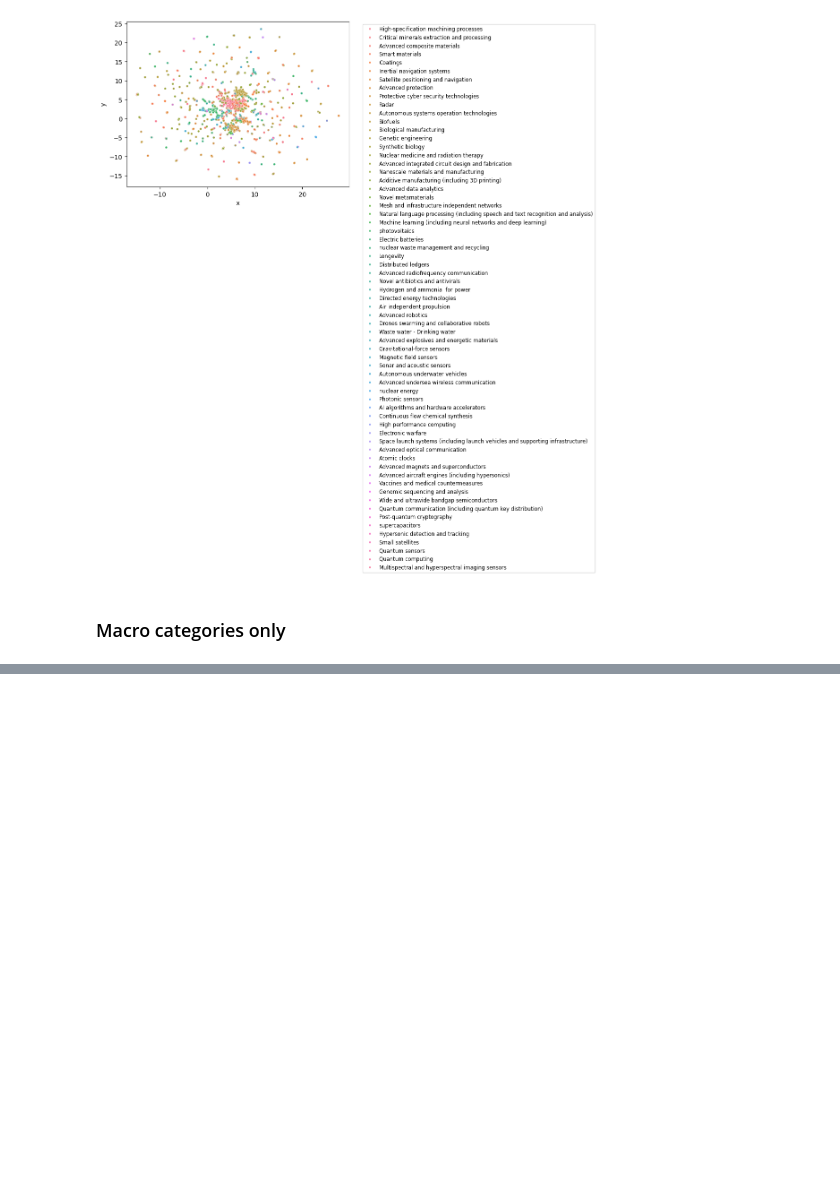
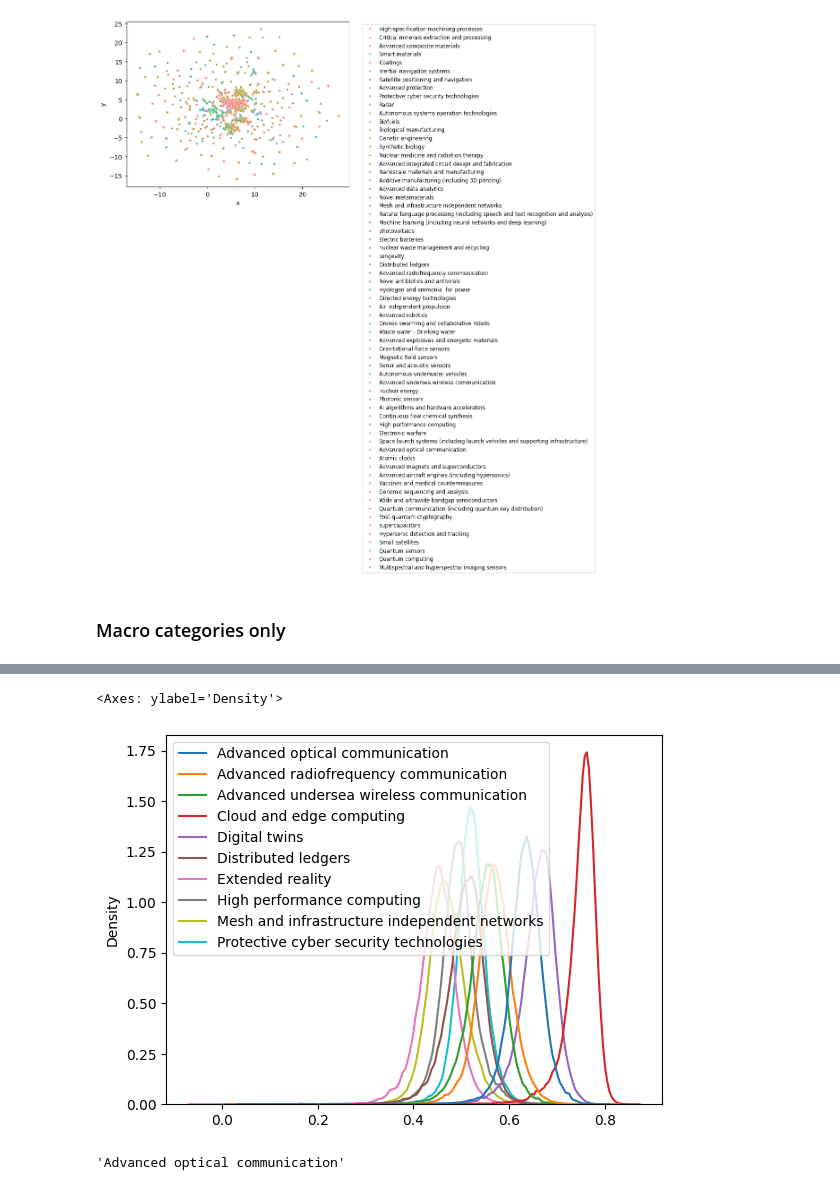
Before and after one commit to MattiaSalve/kof-notebooks, a Jupyter notebook: notebooks/023_embeddings.ipynb, the cells around one changed output, grey strips where cells are left out. Saved outputs shown, nothing was run; the diff lists cells and outputs as text; code cells hidden in the pictures; blank space fills up the shorter version.

```diff
--- a/notebooks/023_embeddings.ipynb
+++ b/notebooks/023_embeddings.ipynb
@@ -285,0 +280,3 @@ shape: (9, 1)
+# %%
+aspi = pl.read_parquet(DATA_DIR + "processed/embeddings_aspi.parquet")
+websites = pl.scan_parquet(DATA_DIR + "processed/embeddings/*.parquet", missing_columns="insert")
@@ -285,0 +293,5 @@ shape: (9, 1)
+# %%
+sim = pl.read_parquet("/home/msalvetti/notebooks_2/notebooks/result.parquet")
+urls = websites.select("url").collect(engine="streaming")
+sim = sim.with_columns(pl.Series(name = "url", values=urls))
+sim
@@ -285,0 +313,7 @@ shape: (9, 1)
+# %%
+similarity = sim.with_columns(pl.col("similarity").list.to_struct(upper_bound=72)).unnest("similarity")
+
+aspi_cats = pl.read_parquet(DATA_DIR + "/processed/aspi_categories.parquet")
+aspi_cats = aspi_cats["category"].to_list()
+
+similarity = similarity.rename(dict(zip(similarity.columns[0:-1], aspi_cats)))
@@ -285,0 +381,11 @@ shape: (9, 1)
+# %%
+import seaborn as sns
+
+sns.kdeplot([similarity[c] for c in similarity.columns[0:10]])
+# %% [output]
+<Axes: ylabel='Density'>
+[figure, added]
+# %%
+similarity.columns[0]
+# %% [output]
+'Advanced optical communication'
```
Also changed, not shown: parts of 17 cells of this notebook, 14 other files.
